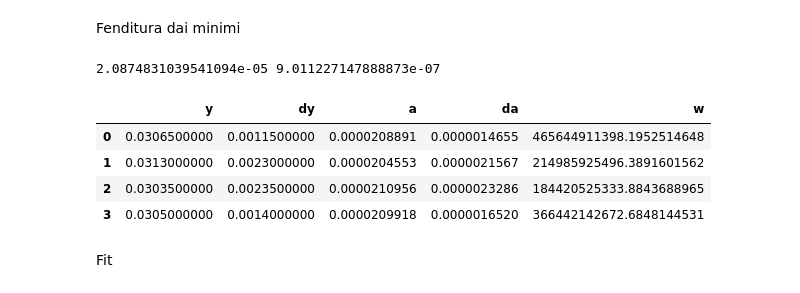
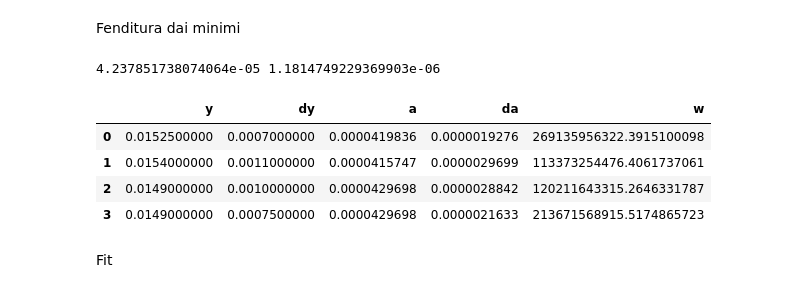
Before and after one commit to Vayxen/Lab2-Ottica-1, a Jupyter notebook: code/slit_0.04.ipynb, the cells around one changed output. Cells and saved outputs as stored; diff of their text form; code cells hidden in the pictures.

```diff
--- a/code/slit_0.04.ipynb
+++ b/code/slit_0.04.ipynb
@@ -86,10 +84,10 @@ for i, df in enumerate(dfs):
     ax.scatter(df.y, df.I, s=1, label=f"Set {i+1}")
 
 minimums = [
-    [-0.0314, -0.0296],
-    [-0.0160, -0.0148],
-    [0.0144, 0.0154],
-    [0.0288, 0.0308],
+    [-0.0319, -0.0291],
+    [-0.0165, -0.0143],
+    [0.0139, 0.0159],
+    [0.0283, 0.0313],
 ]
 
 ylim = ax.get_ylim()
@@ -100,7 +98,9 @@ for minimum in minimums:
 # ax.fill_betweenx(ylim, [-0.0160]*2, [-0.0148]*2, color="gold", alpha=0.5)
 # ax.fill_betweenx(ylim, [0.0144]*2,   [0.0154]*2, color="gold", alpha=0.5)
 # ax.fill_betweenx(ylim, [0.0288]*2,   [0.0308]*2, color="gold", alpha=0.5)
-ax.set_ylim(0, 0.3)
+ax.set_ylim(0, 0.5)
 ax.set_xlim(-0.04, 0.04)
 
 ax.legend()
+
+fig.savefig(graph_path / f"min_{slit_name}.png")
@@ -109,37 +111,37 @@ Fenditura dai minimi
 # %%
 mins_df = pd.DataFrame({
     'y': [
         abs(min[0] + min[1]) / 2
         for min in minimums
     ],
     'dy': [
         abs(min[0] - min[1]) / 2
         for min in minimums
     ],
 })
 
 mins_df.loc[[0, 3], :] /= 2
 
 mins_df['a'] =  mins_df.apply(lambda r: wave_length * distance / r.y, axis=1)
 mins_df['da'] =  mins_df.apply(lambda r: np.sqrt(
-    (1e-3 / distance)**2 + ((r.dy + 1e-3) / r.y)**2
+    (1e-3 / distance)**2 + (r.dy / r.y)**2
 ) * r.a, axis=1)
 mins_df['w'] = mins_df.da.to_numpy()**-2
 
 print(
     np.average(mins_df.a, weights=mins_df.w),
     1 / np.sqrt(np.sum(mins_df.w))
 )
 
 pd.options.display.float_format = '{:.10f}'.format
 mins_df
 # %% [output]
-2.0874831039541094e-05 9.011227147888873e-07
+4.237851738074064e-05 1.1814749229369903e-06
 |  | y | dy | a | da | w |
-| 0 | 0.0306500000 | 0.0011500000 | 0.0000208891 | 0.0000014655 | 465644911398.1952514648 |
-| 1 | 0.0313000000 | 0.0023000000 | 0.0000204553 | 0.0000021567 | 214985925496.3891601562 |
-| 2 | 0.0303500000 | 0.0023500000 | 0.0000210956 | 0.0000023286 | 184420525333.8843688965 |
-| 3 | 0.0305000000 | 0.0014000000 | 0.0000209918 | 0.0000016520 | 366442142672.6848144531 |
+| 0 | 0.0152500000 | 0.0007000000 | 0.0000419836 | 0.0000019276 | 269135956322.3915100098 |
+| 1 | 0.0154000000 | 0.0011000000 | 0.0000415747 | 0.0000029699 | 113373254476.4061737061 |
+| 2 | 0.0149000000 | 0.0010000000 | 0.0000429698 | 0.0000028842 | 120211643315.2646331787 |
+| 3 | 0.0149000000 | 0.0007500000 | 0.0000429698 | 0.0000021633 | 213671568915.5174865723 |
 # %% [markdown]
 Fit
 # %%
```
Also changed, not shown: parts of 5 cells of this notebook, 14 other files.
